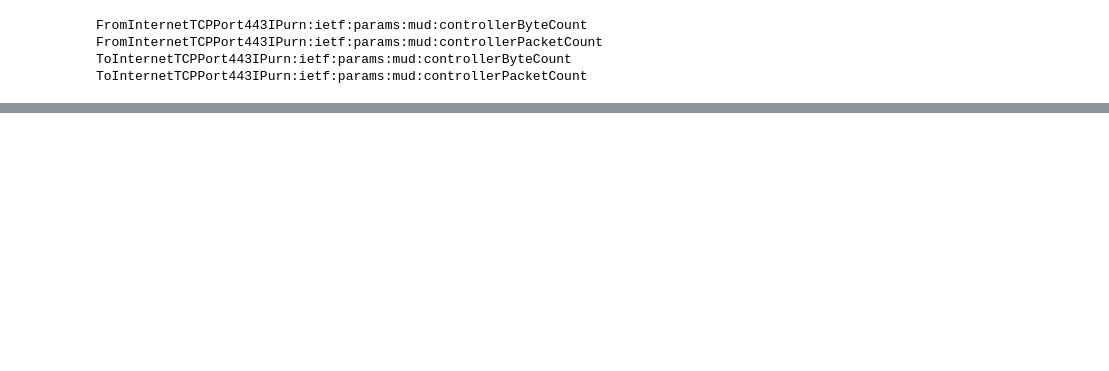
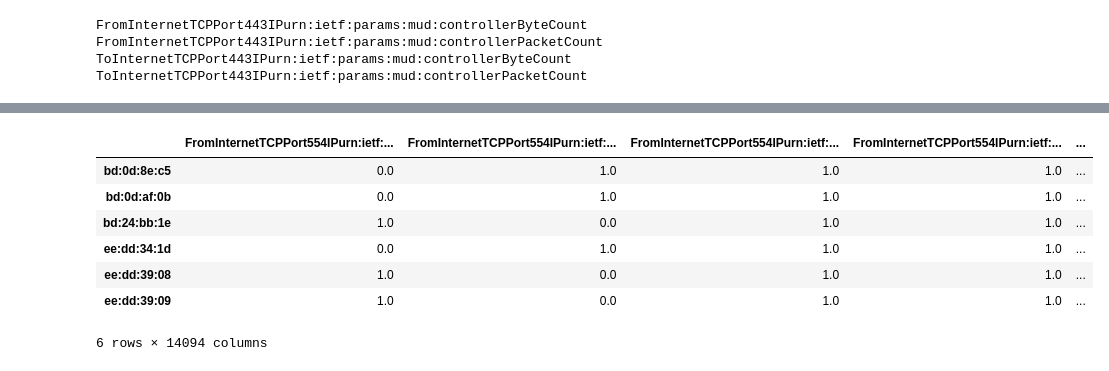
Before and after one commit to MillenniumForce/DATA3001, a Jupyter notebook: shallow_learning/data_transform.ipynb, the cells around one changed output, grey strips where cells are left out. Drawn from its saved outputs; the diff is of its cells as text; code cells hidden in the pictures; blank space fills up the shorter version.

```diff
--- a/shallow_learning/data_transform.ipynb
+++ b/shallow_learning/data_transform.ipynb
@@ -33,3 +102,16 @@ df['time_group'] = df.index.to_period('H').strftime('%d_%H')
+# %%
+extracted_features = extract_features(df.reset_index().drop(columns=['time_group']), column_id="device_mac", column_sort="time", default_fc_parameters=EfficientFCParameters())
+# %%
+extracted_features
+# %% [output]
+|  | FromInternetTCPPort554IPurn:ietf:... | FromInternetTCPPort554IPurn:ietf:... | FromInternetTCPPort554IPurn:ietf:... | FromInternetTCPPort554IPurn:ietf:... | ... |
+| bd:0d:8e:c5 | 0.0 | 1.0 | 1.0 | 1.0 | ... |
+| bd:0d:af:0b | 0.0 | 1.0 | 1.0 | 1.0 | ... |
+| bd:24:bb:1e | 1.0 | 0.0 | 1.0 | 1.0 | ... |
+| ee:dd:34:1d | 0.0 | 1.0 | 1.0 | 1.0 | ... |
+| ee:dd:39:08 | 1.0 | 0.0 | 1.0 | 1.0 | ... |
+| ee:dd:39:09 | 1.0 | 0.0 | 1.0 | 1.0 | ... |
+6 rows × 14094 columns
 # %%
 summary = {key: [] for key in funcs.keys()}
 summary['info'] = []
```
Also changed, not shown: parts of 9 cells of this notebook, 1 other file.
